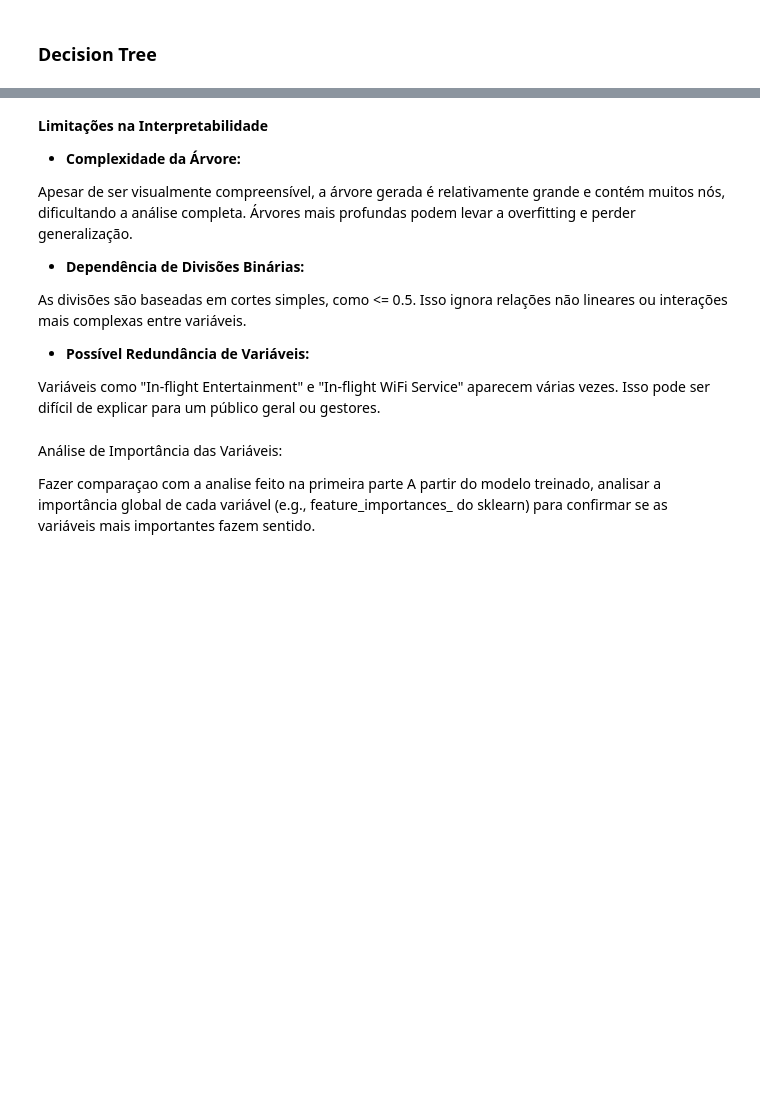
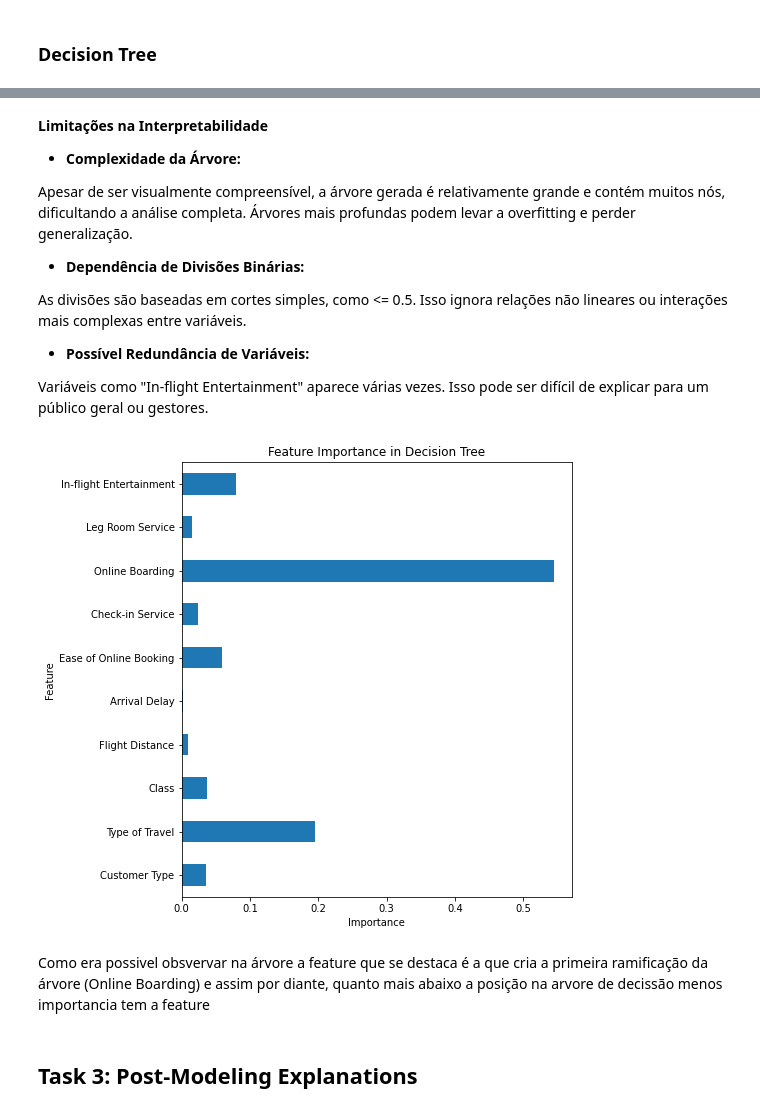
Before and after one commit to GBrochado/Airline-Passenger-Satisfaction-XAI, a Jupyter notebook: TAAC_Project2.ipynb, the cells around one changed output, grey strips where cells are left out. Cells and saved outputs as stored; diff of their text form; code cells hidden in the pictures; blank space fills up the shorter version.

```diff
--- a/TAAC_Project2.ipynb
+++ b/TAAC_Project2.ipynb
@@ -381,9 +468,20 @@ As divisões são baseadas em cortes simples, como <= 0.5. Isso ignora relaçõe
 
 - **Possível Redundância de Variáveis:**
 
-Variáveis como "In-flight Entertainment" e "In-flight WiFi Service" aparecem várias vezes. Isso pode ser difícil de explicar para um público geral ou gestores.
+Variáveis como "In-flight Entertainment" aparece várias vezes. Isso pode ser difícil de explicar para um público geral ou gestores.
-# %% [markdown]
-Análise de Importância das Variáveis:
-
-Fazer comparaçao com a analise feito na primeira parte
-A partir do modelo treinado, analisar a importância global de cada variável (e.g., feature_importances_ do sklearn) para confirmar se as variáveis mais importantes fazem sentido.
+# %%
+# Feature importance
+feature_names = df2.columns.drop('Satisfaction').tolist()
+importances = pd.Series(tree_model.feature_importances_, index=feature_names)
+importances = importances[importances > 0]  # Only show non-zero importance
+importances.plot(kind='barh',figsize=(7,8))
+plt.title("Feature Importance in Decision Tree")
+plt.xlabel("Importance")
+plt.ylabel("Feature")
+plt.show()
+# %% [output]
+[figure, added]
+# %% [markdown]
+Como era possivel obsvervar na árvore a feature que se destaca é a que cria a primeira ramificação da árvore (Online Boarding) e assim por diante, quanto mais abaixo a posição na arvore de decissão menos importancia tem a feature
+# %% [markdown]
+## Task 3: Post-Modeling Explanations
```
Also changed, not shown: parts of 74 cells of this notebook.
